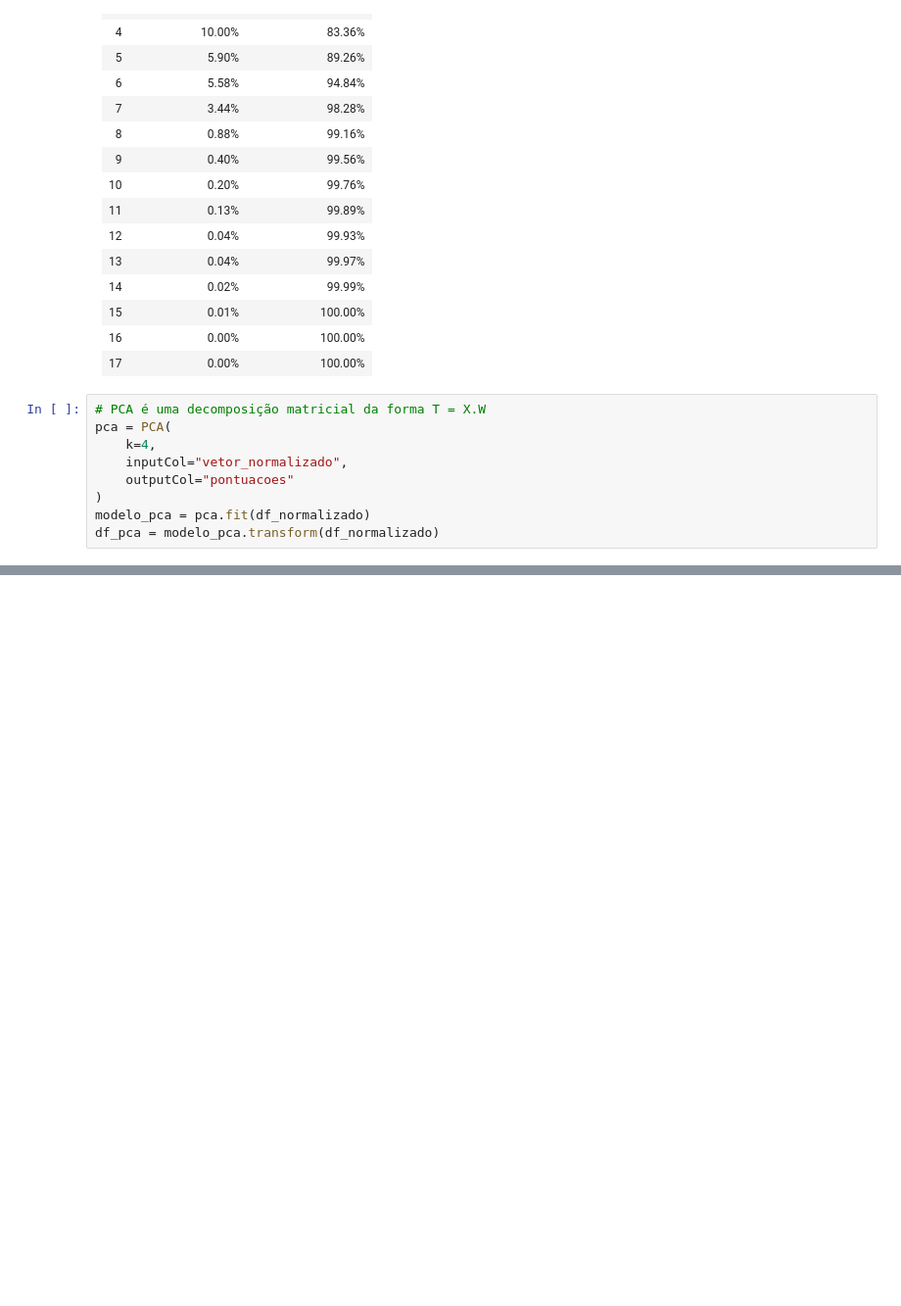
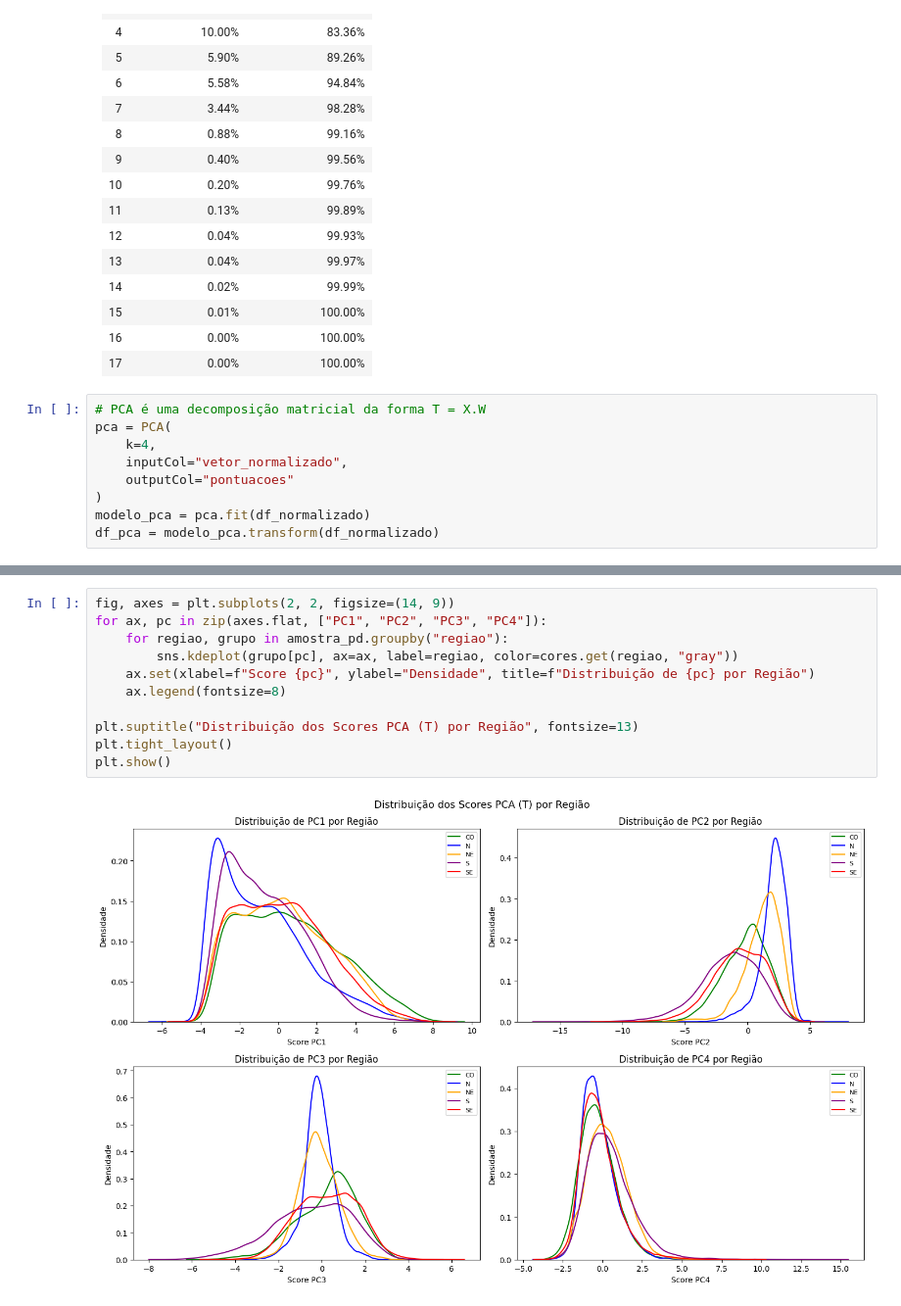
Before and after one commit to giu-garrido/projeto-A-e-B-big-data, a Jupyter notebook: projeto-final-b/agvd-projeto-final-parte-B.ipynb, the cells around one changed output, grey strips where cells are left out. Shown at 98% size. Drawn from its saved outputs; the diff is of its cells as text; blank space fills up the shorter version.

```diff
--- a/projeto-final-b/agvd-projeto-final-parte-B.ipynb
+++ b/projeto-final-b/agvd-projeto-final-parte-B.ipynb
@@ -328,0 +515,13 @@ array([[-0.06026115,  0.00919734, -0.03587494,  0.18515726],
+# %%
+fig, axes = plt.subplots(2, 2, figsize=(14, 9))
+for ax, pc in zip(axes.flat, ["PC1", "PC2", "PC3", "PC4"]):
+    for regiao, grupo in amostra_pd.groupby("regiao"):
+        sns.kdeplot(grupo[pc], ax=ax, label=regiao, color=cores.get(regiao, "gray"))
+    ax.set(xlabel=f"Score {pc}", ylabel="Densidade", title=f"Distribuição de {pc} por Região")
+    ax.legend(fontsize=8)
+
+plt.suptitle("Distribuição dos Scores PCA (T) por Região", fontsize=13)
+plt.tight_layout()
+plt.show()
+# %% [output]
+[figure, added]
```
Also changed, not shown: parts of 27 cells of this notebook.
